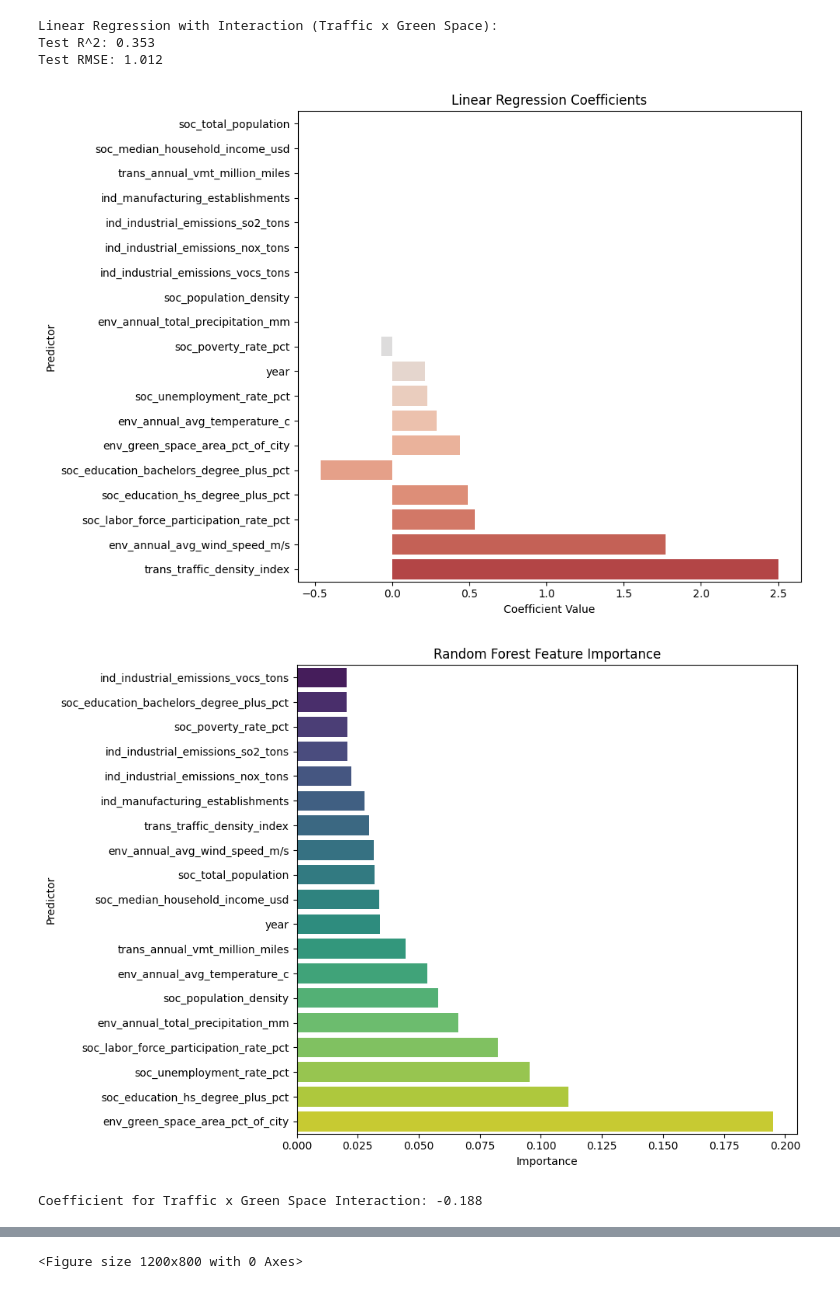
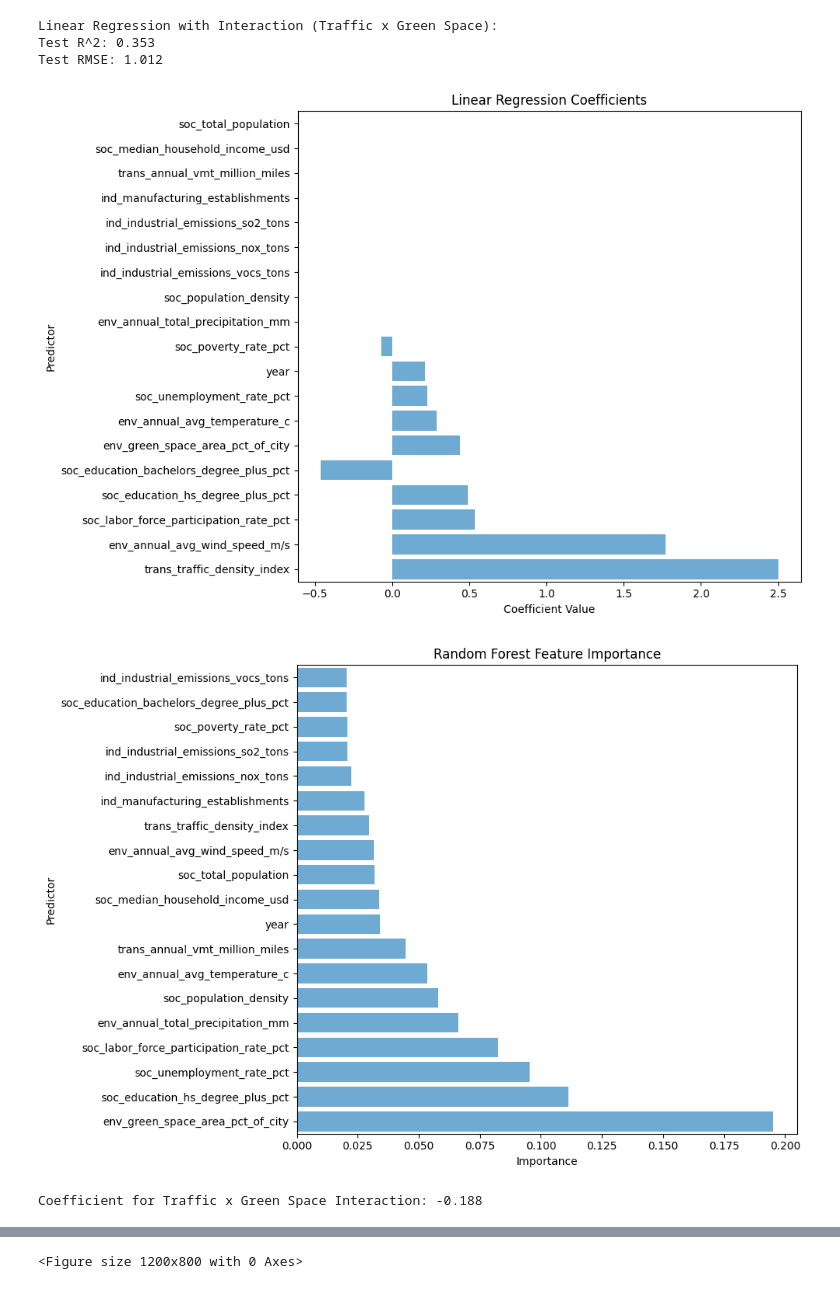
Before and after one commit to azamshahbaz07/analyticsDayF25, a Jupyter notebook: notebooks/analysis.ipynb, the cells around one changed output, grey strips where cells are left out. Saved outputs shown, nothing was run; the diff lists cells and outputs as text; code cells hidden in the pictures.

```diff
--- a/notebooks/analysis.ipynb
+++ b/notebooks/analysis.ipynb
@@ -15,8 +15,8 @@ from sklearn.metrics import mean_squared_error, r2_score
 from sklearn.inspection import permutation_importance, PartialDependenceDisplay
 
 # File paths
-data_path = r"C:\Users\azams\analyticsDayF25\data\masterfinalmerge.csv"
-results_path = Path(r"C:\Users\azams\analyticsDayF25\results")
+data_path = r"C:\Users\azams\Analytics_Day_F25\data\masterfinalmerge.csv"
+results_path = Path(r"C:\Users\azams\Analytics_Day_F25\results")
 results_path.mkdir(exist_ok=True)
 
 # Load data
@@ -272,48 +272,44 @@ sns.barplot(
     x="Coefficient",
     y="Predictor",
     data=coef_df,
-    palette=sns.color_palette("coolwarm", len(coef_df)),
-    dodge=False,
-    hue="Predictor",
-    legend=False
+    color="#5DADE2",  # brighter light blue
+    dodge=False
 )
 plt.title("Linear Regression Coefficients")
 plt.xlabel("Coefficient Value")
 plt.ylabel("Predictor")
 plt.tight_layout()
 plt.savefig(results_path / "linear_regression_coefficients.png")
 plt.show()
 
 # ----- 2. Random Forest Feature Importance -----
 feat_imp = pd.DataFrame({
     "Predictor": X.columns,
     "Importance": rf.feature_importances_
 }).sort_values(by="Importance", ascending=True)  # ascending for vertical barplot
 
 plt.figure(figsize=(10,7))
 sns.barplot(
     x="Importance",
     y="Predictor",
     data=feat_imp,
-    palette=sns.color_palette("viridis", len(feat_imp)),
-    dodge=False,
-    hue="Predictor",
-    legend=False
+    color="#5DADE2",  # brighter light blue
+    dodge=False
 )
 plt.title("Random Forest Feature Importance")
 plt.xlabel("Importance")
 plt.ylabel("Predictor")
 plt.tight_layout()
 plt.savefig(results_path / "random_forest_feature_importance.png")
 plt.show()
 
 # ----- 3. Interaction Term Effect (Traffic x Green Space) -----
 # Get coefficient for interaction term
 interaction_coef = linreg_int.coef_[-1]  # last coefficient is the interaction
 print(f"Coefficient for Traffic x Green Space Interaction: {interaction_coef:.3f}")
 # %% [output]
-[figure, old version]
+[figure, new version]
-[figure, old version]
+[figure, new version]
 Coefficient for Traffic x Green Space Interaction: -0.188
 # %%
 # Part 5: Linear Regression Diagnostics
```
Also changed, not shown: 12 other files.
